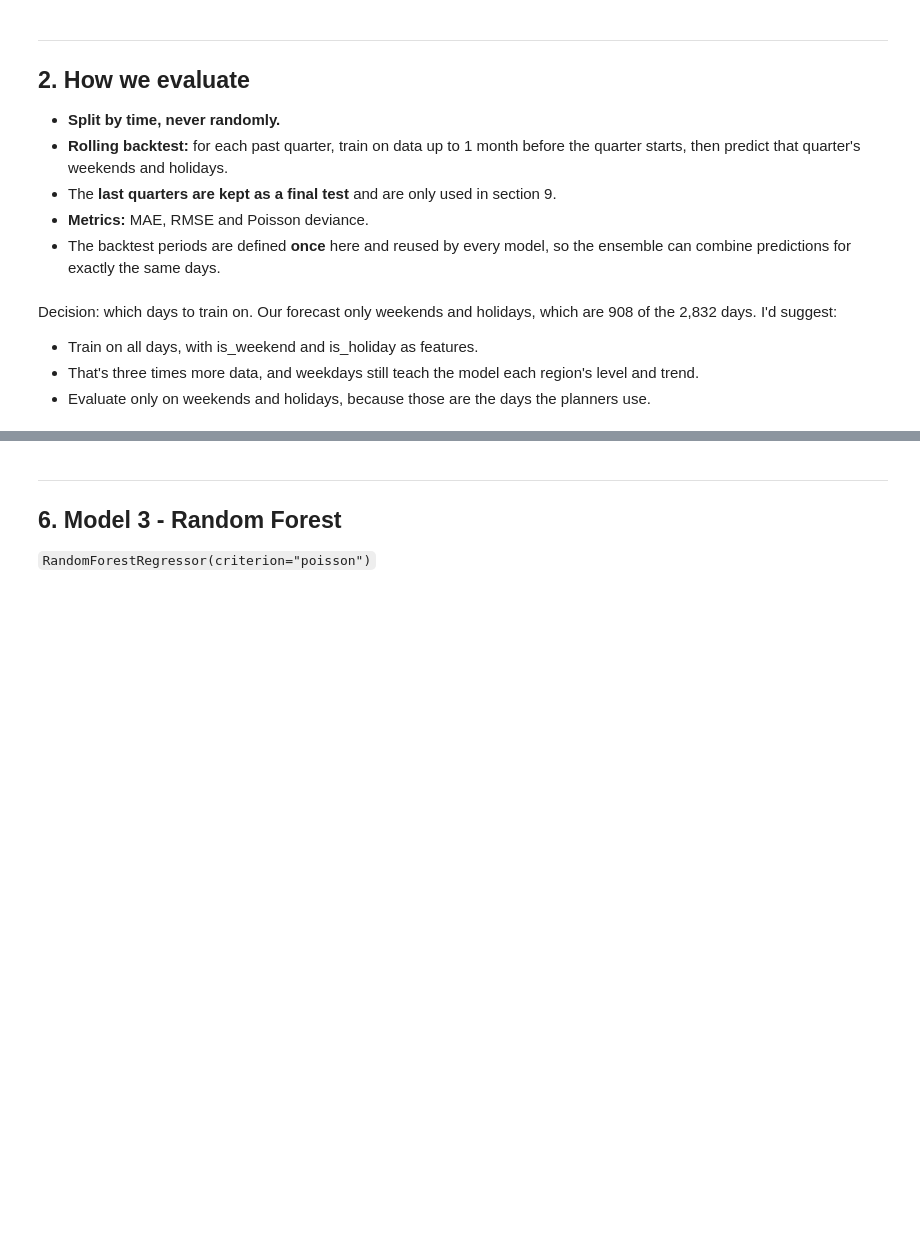
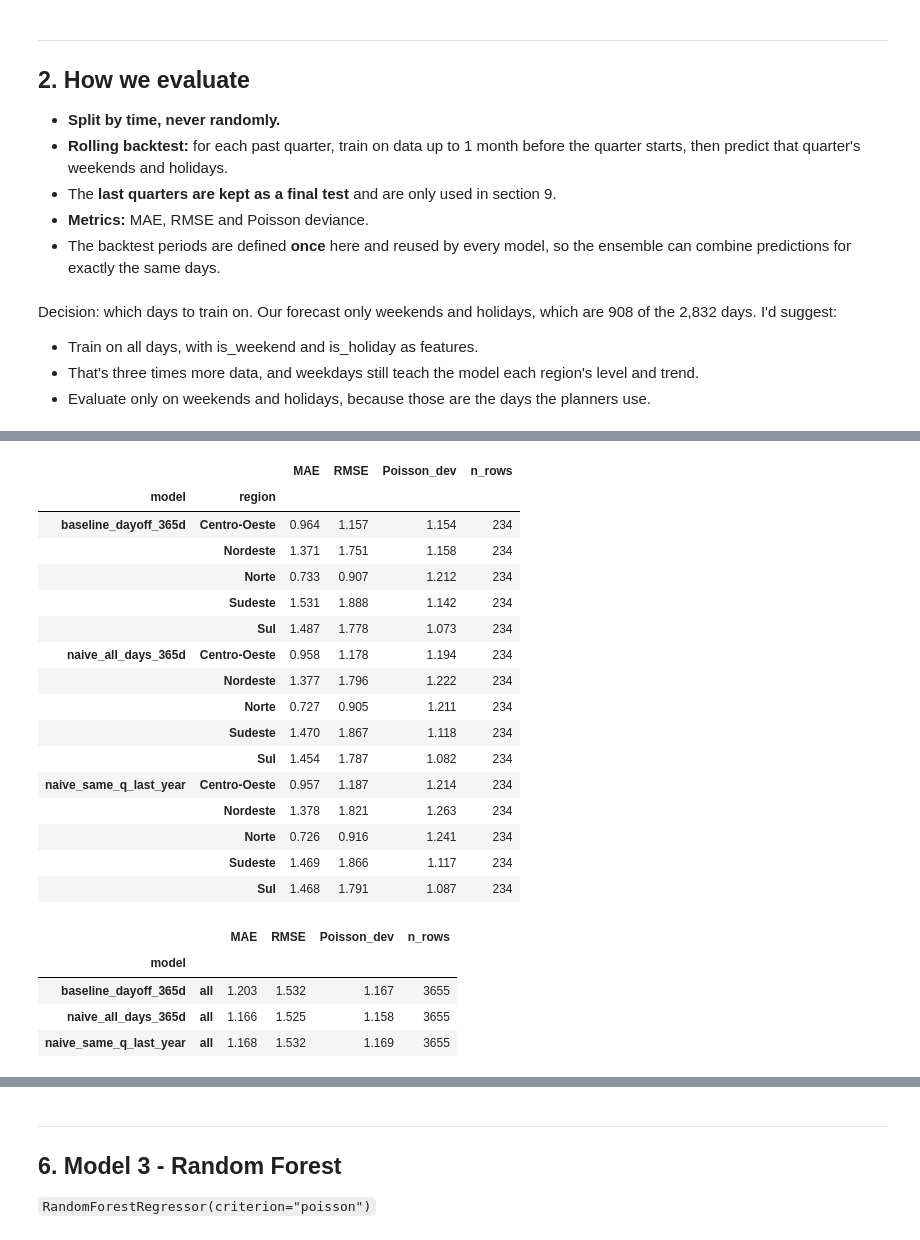
Before and after one commit to ivanya93/road_safety_machine_learning, a Jupyter notebook: notebooks/03_Modelling.ipynb, the cells around one changed output, grey strips where cells are left out. Saved outputs shown, nothing was run; the diff lists cells and outputs as text; code cells hidden in the pictures; blank space fills up the shorter version.

```diff
--- a/notebooks/03_Modelling.ipynb
+++ b/notebooks/03_Modelling.ipynb
@@ -123,0 +217,7 @@ which days to train on. Our forecast only weekends and holidays, which are 908 o
+# %%
+# check of NaN values for the GLM Model
+# Empty values per column in the training rows of one period
+p = periods.iloc[-1]   # last period = most training rows
+X_train, y_train, X_test, y_test = split_period(p, model_table.columns.drop(TARGET))
+na = X_train.isna().sum()
+na[na > 0]
@@ -123,0 +251,9 @@ which days to train on. Our forecast only weekends and holidays, which are 908 o
+# %%
+# 2.2.2. Check: the filled rows per quarter, and no empty left in the training rows
+HIST_COLS = ["hist_avg_91d", "hist_avg_365d", "hist_dayoff_avg_365d", "hist_same_q_last_year", "hist_trend"]
+FLAG_COLS = ["hist_91d_filled", "hist_same_q_filled"]
+
+X_train, _, _, _ = split_period(periods.iloc[-1], ["year_quarter"] + HIST_COLS + FLAG_COLS)   # last period = most training rows
+print("Empty history values in training:", int(X_train[HIST_COLS].isna().sum().sum()))
+print(f"Training rows: {len(X_train):,}")
+X_train.groupby("year_quarter")[FLAG_COLS].sum().query("hist_91d_filled > 0 or hist_same_q_filled > 0")
@@ -129,2 +358,11 @@ A simple rule to beat, for example the same day type's average in the previous y
 # %%
-# TODO: baseline predictions on the backtest periods
+# 3.1. Baseline rules: no training, just a history feature known at the cutoff
+BASELINES = {
+    "baseline_dayoff_365d": "hist_dayoff_avg_365d",   # main baseline: same day type, last 365 days
+    "naive_all_days_365d": "hist_avg_365d",           # all days, last 365 days
+    "naive_same_q_last_year": "hist_same_q_last_year",  # same quarter one year earlier (seasonality)
+}
+for name, col in BASELINES.items():
+    PREDS[name] = backtest(lambda X_tr, y_tr, X_te, col=col: X_te[col], [col])
+
+score_table(PREDS)
@@ -130,0 +375,27 @@ A simple rule to beat, for example the same day type's average in the previous y
+# %%
+# 3.2. Scores per region (weekends and holidays) and on all days
+display(score_table(PREDS, by="region"))
+score_table(PREDS, day_off_only=False)
+# %% [output]
+|  |  | MAE | RMSE | Poisson_dev | n_rows |
+| model | region |  |  |  |  |
+| baseline_dayoff_365d | Centro-Oeste | 0.964 | 1.157 | 1.154 | 234 |
+|  | Nordeste | 1.371 | 1.751 | 1.158 | 234 |
+|  | Norte | 0.733 | 0.907 | 1.212 | 234 |
+|  | Sudeste | 1.531 | 1.888 | 1.142 | 234 |
+|  | Sul | 1.487 | 1.778 | 1.073 | 234 |
+| naive_all_days_365d | Centro-Oeste | 0.958 | 1.178 | 1.194 | 234 |
+|  | Nordeste | 1.377 | 1.796 | 1.222 | 234 |
+|  | Norte | 0.727 | 0.905 | 1.211 | 234 |
+|  | Sudeste | 1.470 | 1.867 | 1.118 | 234 |
+|  | Sul | 1.454 | 1.787 | 1.082 | 234 |
+| naive_same_q_last_year | Centro-Oeste | 0.957 | 1.187 | 1.214 | 234 |
+|  | Nordeste | 1.378 | 1.821 | 1.263 | 234 |
+|  | Norte | 0.726 | 0.916 | 1.241 | 234 |
+|  | Sudeste | 1.469 | 1.866 | 1.117 | 234 |
+|  | Sul | 1.468 | 1.791 | 1.087 | 234 |
+|  |  | MAE | RMSE | Poisson_dev | n_rows |
+| model |  |  |  |  |  |
+| baseline_dayoff_365d | all | 1.203 | 1.532 | 1.167 | 3655 |
+| naive_all_days_365d | all | 1.166 | 1.525 | 1.158 | 3655 |
+| naive_same_q_last_year | all | 1.168 | 1.532 | 1.169 | 3655 |
```
Also changed, not shown: parts of 32 cells of this notebook.
